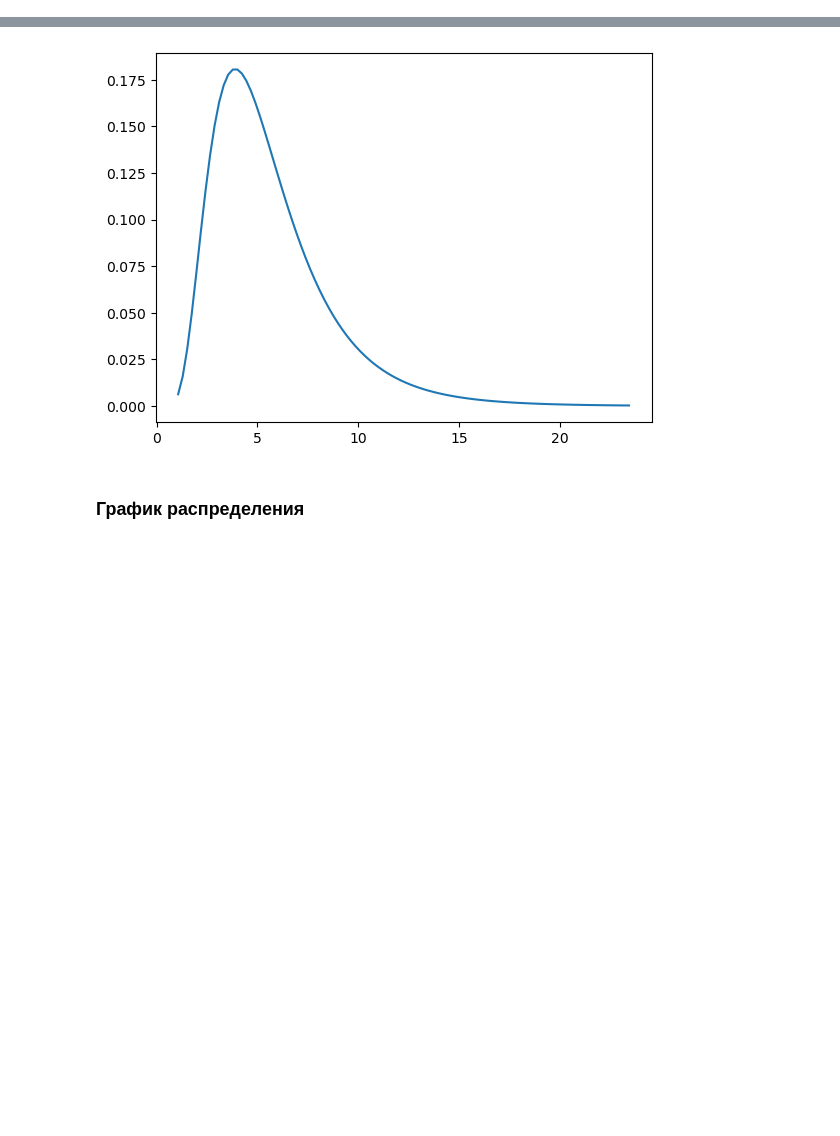
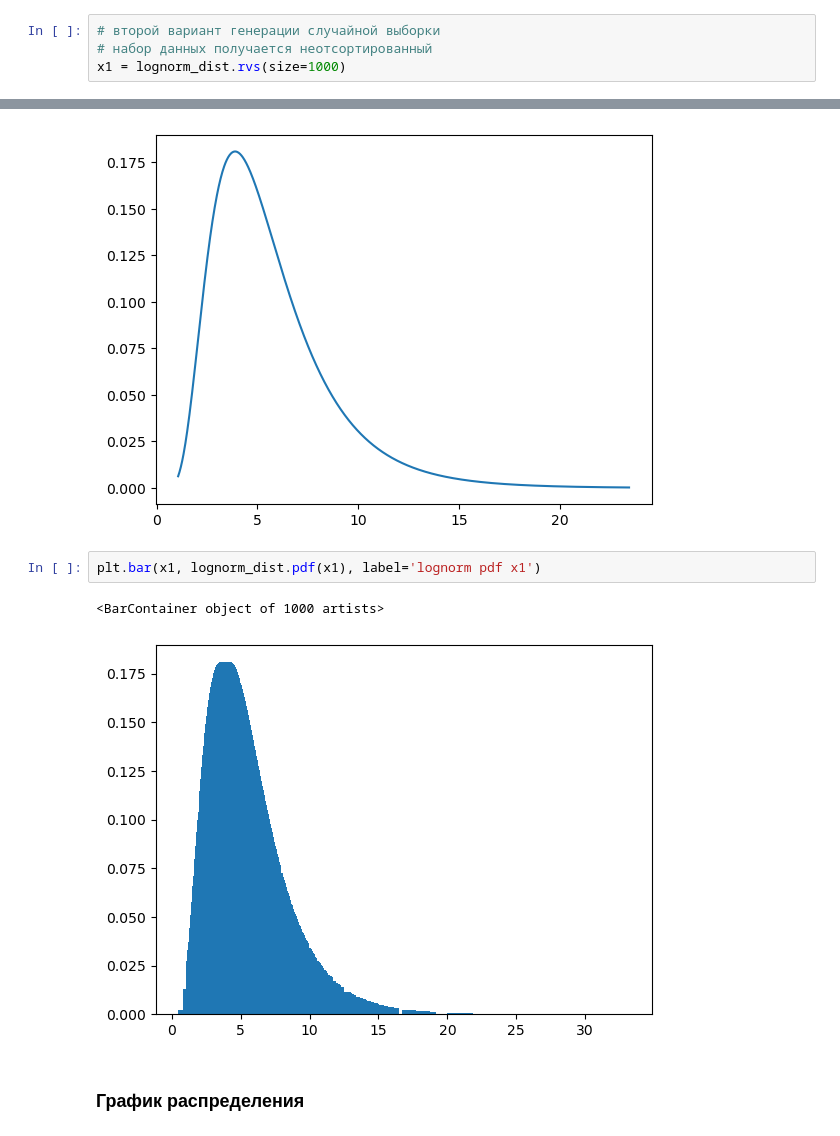
Before and after one commit to igel2000/ml-inno-hw, a Jupyter notebook: 1.Math/1.04.ProbabilityTheory/1.04.ProbabilityTheory-hw.ipynb, the cells around one changed output, grey strips where cells are left out. Cells and saved outputs as stored; diff of their text form; blank space fills up the shorter version.

```diff
--- a/1.Math/1.04.ProbabilityTheory/1.04.ProbabilityTheory-hw.ipynb
+++ b/1.Math/1.04.ProbabilityTheory/1.04.ProbabilityTheory-hw.ipynb
@@ -98,2 +99,6 @@ x = np.linspace(lognorm_dist.ppf(0.001), lognorm_dist.ppf(0.999), 100)
+# %%
+# второй вариант генерации случайной выборки
+# набор данных получается неотсортированный
+x1 = lognorm_dist.rvs(size=1000)
 # %%
 #x
@@ -104,6 +111,11 @@ plt.plot(x, lognorm_dist.pdf(x), label='lognorm pdf x')
 # %% [output]
 [<matplotlib.lines.Line2D at 0x...>]
 [figure]
+# %%
+plt.bar(x1, lognorm_dist.pdf(x1), label='lognorm pdf x1')
+# %% [output]
+<BarContainer object of 1000 artists>
+[figure, added]
 # %% [markdown]
 ### График распределения
 # %%
```
Also changed, not shown: parts of 3 cells of this notebook, 4 other files.
